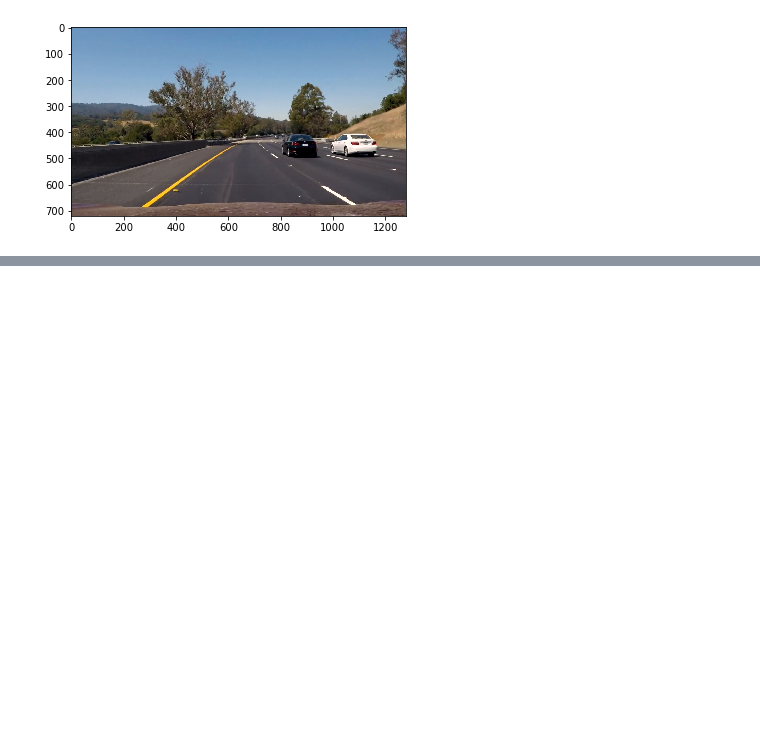
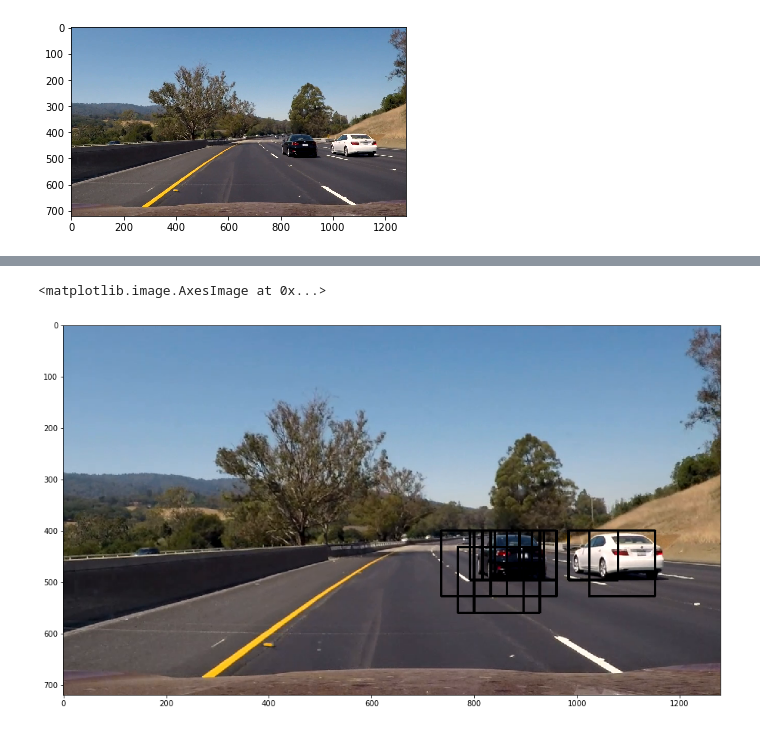
Before and after one commit to soniccrhyme/SDND-Vehicle_Detection, a Jupyter notebook: model_testing_v2.ipynb, the cells around one changed output, grey strips where cells are left out. Cells and saved outputs as stored; diff of their text form; code cells hidden in the pictures; blank space fills up the shorter version.

```diff
--- a/model_testing_v2.ipynb
+++ b/model_testing_v2.ipynb
@@ -259,10 +332,17 @@ plt.imshow(img)
 # %%
 ### FIND CARS PARAMETERS ###
 
-ystart = 400
-ystop = 656
-scale = 2
-#scales = [1,1.5,2]
+#ystart = 400
+#ystop = 656
+#scale = 1.5
+#scales = [1.5]
+# scales dict :: scale: (ystart, ystop, cells_per_step)
+scales_dict = {
+    1: (400, 464, 1),
+    1.5: (400, 528, 2),
+    2: (400, 656, 2)
+}
+
 
 spatial_size = (32, 32)
 hist_bins=32
@@ -282,6 +359,9 @@ plt.imshow(out_img)
 # %%
 windows_hat = []
-for scale in scales:
-    windows_hat_i = find_cars(img, ystart, ystop, scale, clf, scaler, orient, pix_per_cell, cell_per_block, spatial_size, hist_bins)
-    for i in range(len(windows_hat_i)):
-        windows_hat.append(windows_hat_i[i])
+for scale in scales_dict.keys():
+    ystart = scales_dict[scale][0]
+    ystop = scales_dict[scale][1]
+    cells_per_step = scales_dict[scale][2]
+    windows_hat_i = find_windows(img, ystart, ystop, scale, clf, scaler, orient, pix_per_cell, cell_per_block, cells_per_step, spatial_size, hist_bins)
+    for i in windows_hat_i:
+        windows_hat.append(i)
@@ -288,4 +382,16 @@ for scale in scales:
 # %%
+# Here is your draw_boxes function from the previous exercise
+def draw_boxes(img, bboxes, color=(0, 0, 255), thick=4):
+    # Make a copy of the image
+    imcopy = np.copy(img)
+    # Iterate through the bounding boxes
+    for bbox in bboxes:
+        # Draw a rectangle given bbox coordinates
+        cv2.rectangle(imcopy, bbox[0], bbox[1], color, thick)
+    # Return the image copy with boxes drawn
+    return imcopy
+
+
 def add_heat(heatmap, bbox_list):
     # Iterate through list of bboxes
     for box in bbox_list:
@@ -339,0 +436,7 @@ plt.imshow(out_img)
+# %%
+draw_img = draw_boxes(img, windows_hat)
+fig, ax = plt.subplots(1, 1, figsize = (16,9))
+ax.imshow(draw_img)
+# %% [output]
+<matplotlib.image.AxesImage at 0x...>
+[figure, added]
```
Also changed, not shown: parts of 10 cells of this notebook, 2 other files.
